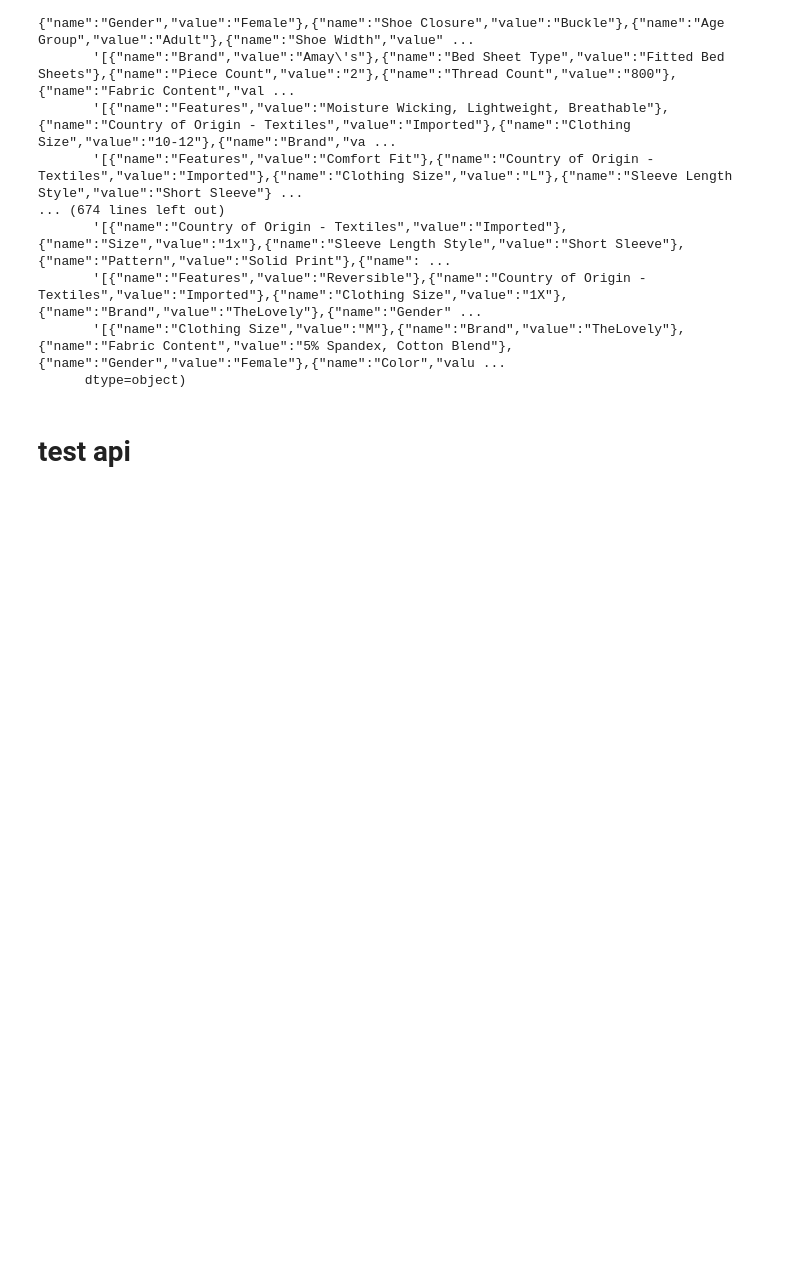
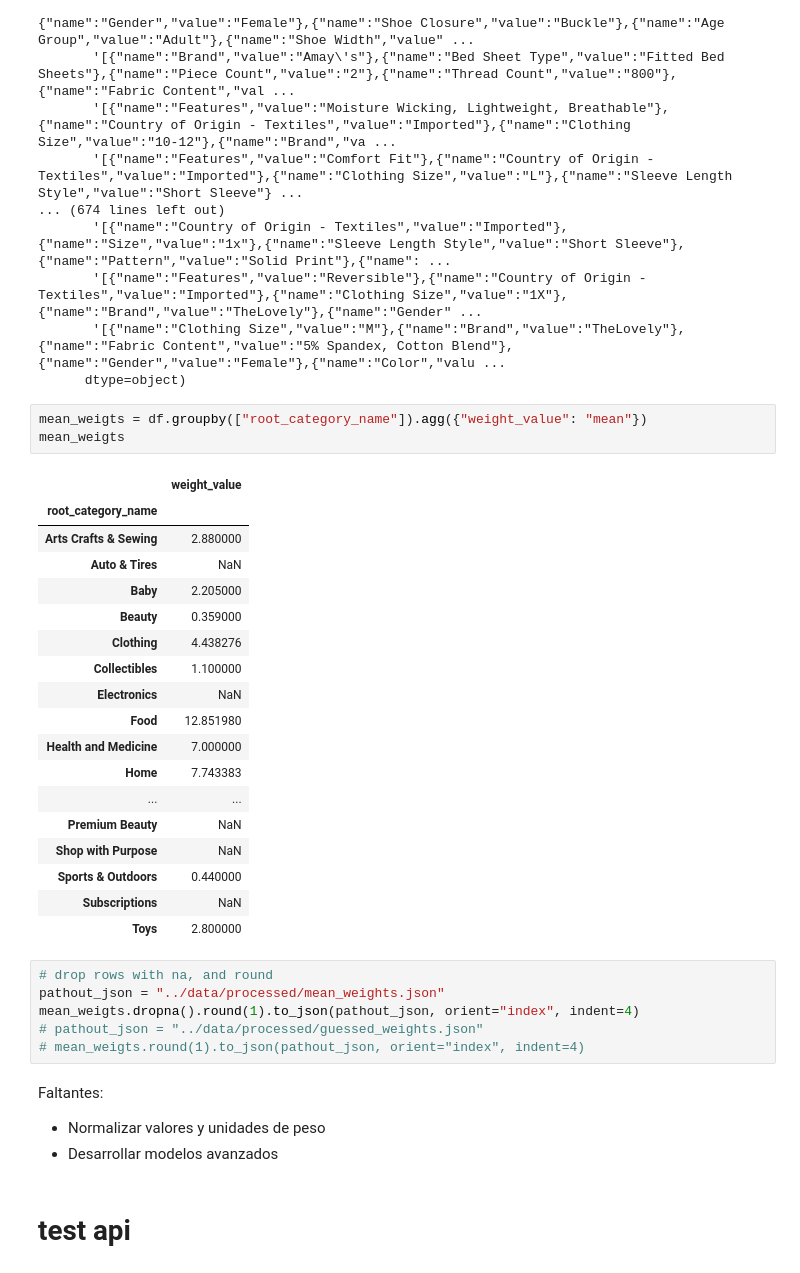
Before and after one commit to madboffin/DS-peso-y-volumetria-de-mercancias, a Jupyter notebook: notebooks/02_feature_engineering.ipynb, the cells around one changed output. Saved outputs shown, nothing was run; the diff lists cells and outputs as text; blank space fills up the shorter version.

```diff
--- a/notebooks/eda.ipynb
+++ b/notebooks/02_feature_engineering.ipynb
@@ -462,6 +301,39 @@ array(['[{"name":"Features","value":"Easy Care"},{"name":"Fabric Content","value
        '[{"name":"Features","value":"Reversible"},{"name":"Country of Origin - Textiles","value":"Imported"},{"name":"Clothing Size","value":"1X"},{"name":"Brand","value":"TheLovely"},{"name":"Gender" ...
        '[{"name":"Clothing Size","value":"M"},{"name":"Brand","value":"TheLovely"},{"name":"Fabric Content","value":"5% Spandex, Cotton Blend"},{"name":"Gender","value":"Female"},{"name":"Color","valu ...
       dtype=object)
+# %%
+mean_weigts = df.groupby(["root_category_name"]).agg({"weight_value": "mean"})
+mean_weigts
+# %% [output]
+|  | weight_value |
+| root_category_name |  |
+| Arts Crafts & Sewing | 2.880000 |
+| Auto & Tires | NaN |
+| Baby | 2.205000 |
+| Beauty | 0.359000 |
+| Clothing | 4.438276 |
+| Collectibles | 1.100000 |
+| Electronics | NaN |
+| Food | 12.851980 |
+| Health and Medicine | 7.000000 |
+| Home | 7.743383 |
+| ... | ... |
+| Premium Beauty | NaN |
+| Shop with Purpose | NaN |
+| Sports & Outdoors | 0.440000 |
+| Subscriptions | NaN |
+| Toys | 2.800000 |
+# %%
+# drop rows with na, and round
+pathout_json = "../data/processed/mean_weights.json"
+mean_weigts.dropna().round(1).to_json(pathout_json, orient="index", indent=4)
+# pathout_json = "../data/processed/guessed_weights.json"
+# mean_weigts.round(1).to_json(pathout_json, orient="index", indent=4)
+# %% [markdown]
+Faltantes:
+
+* Normalizar valores y unidades de peso
+* Desarrollar modelos avanzados
 # %% [markdown]
 # test api
 # %%
```
Also changed, not shown: parts of 24 cells of this notebook.
